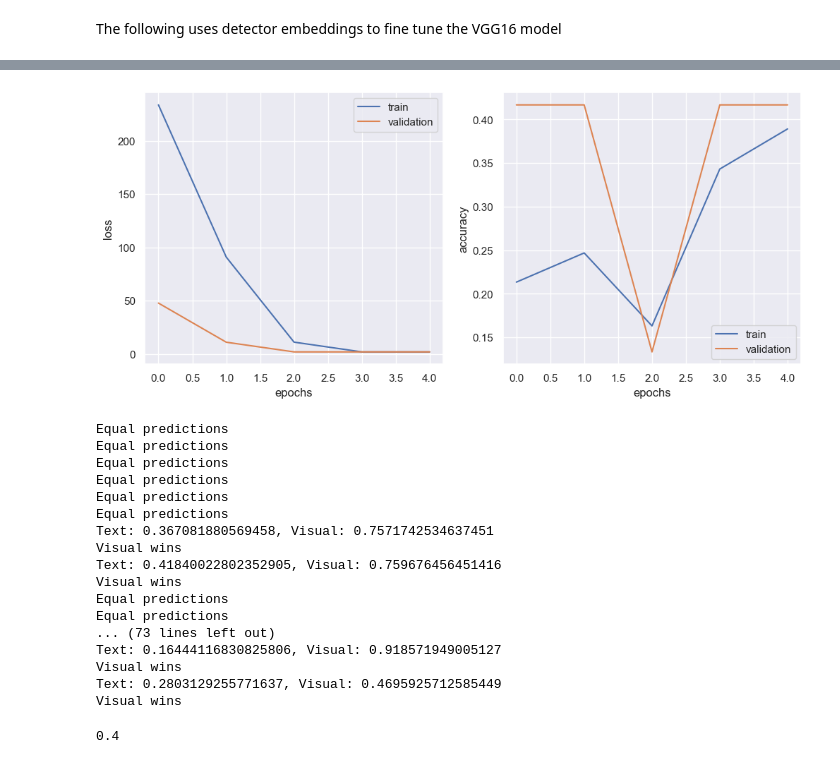
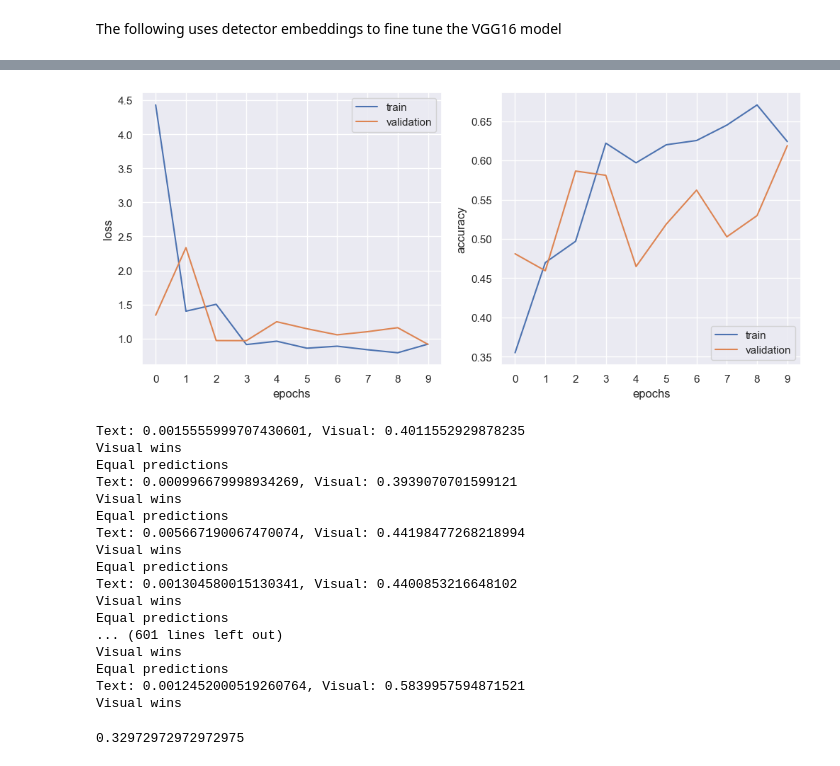
Before and after one commit to isevr/TVEmotion, a Jupyter notebook: final.ipynb, the cells around one changed output, grey strips where cells are left out. Drawn from its saved outputs; the diff is of its cells as text; code cells hidden in the pictures.

```diff
--- a/final.ipynb
+++ b/final.ipynb
@@ -580,0 +396,7 @@ See the caveats in the documentation: https://pandas.pydata.org/pandas-docs/stab
+# %%
+from transformers import RobertaConfig
+model_name = 'cardiffnlp/twitter-roberta-base-sentiment'
+# model_name = 'bhadresh-savani/distilbert-base-uncased-emotion'
+tokenizer = AutoTokenizer.from_pretrained(model_name)
+config = RobertaConfig.from_pretrained(model_name, output_hidden_states=True)
+model = TFAutoModelForSequenceClassification.from_pretrained(model_name, config=config)
@@ -580,0 +428,8 @@ See the caveats in the documentation: https://pandas.pydata.org/pandas-docs/stab
+# %%
+# THIS GETS EMBEDDINGS FROM DF
+
+df_encodings = tokenizer([text for text in df.Utterance.values], return_tensors='tf', padding=True, truncation=True)
+df_preds = model(**df_encodings)
+df_text_preds = softmax(df_preds[0],axis=1)
+text_embeddings = df_preds[1]
+text_embeddings
@@ -581,3 +454,9 @@ See the caveats in the documentation: https://pandas.pydata.org/pandas-docs/stab
+# %%
+text_embeddings_fn = np.mean(text_embeddings[12],axis=1)
+video_embeddings_array = np.array([embedding for embedding in video_embeddings.values() if embedding != 'too many faces'])
+video_embeddings_array_fn = tf.reduce_mean(video_embeddings_array, axis=4).reshape(len(video_embeddings_array),-1)
+
+con_ten = np.concatenate([text_embeddings_fn, video_embeddings_array_fn],axis=1)
 # %%
 fusion_data = np.squeeze(np.array([con_ten],dtype=np.float16))
 fusion_train = fusion_data[:split_size]
@@ -587,16 +466,15 @@ fusion_val = fusion_data[split_size:]
 
 fusion_model = Sequential()
 
-
 fusion_model.add(Dense(256, activation='relu'))
-fusion_model.add(Dropout(0.3))
+# fusion_model.add(Dropout(0.3))
 fusion_model.add(Dense(128, activation='relu'))
-fusion_model.add(Dropout(0.3))
+# fusion_model.add(Dropout(0.3))
 fusion_model.add(Dense(64, activation='relu'))
-fusion_model.add(Dropout(0.3))
+# fusion_model.add(Dropout(0.3))
 fusion_model.add(Dense(len(emotions), activation='softmax'))
 
 fusion_model.compile(optimizer=optimizer, loss=loss, metrics=metrics)
 
-fusion_model_history = fusion_model.fit(fusion_train,labels_train,epochs=20, validation_data=(fusion_val,labels_val), batch_size=batch_size)
+fusion_model_history = fusion_model.fit(fusion_train,labels_train,epochs=20, validation_data=(fusion_val,labels_val), batch_size=batch_size, callbacks=[early_stopping_callback])
 # %% [output]
@@ -604,24 +498,24 @@ MemoryError: Unable to allocate 24.1 GiB for an array with shape (1332, 9718273)
 # %%
 plt.figure(figsize=(12,5))
 plt.subplot(1,2,1)
-plt.plot(fusion_model_history.history['loss'])
-plt.plot(fusion_model_history.history['val_loss'])
-plt.xticks([i for i in range(0,20)])
+plt.plot(fusion_model_history.history['loss'][:10])
+plt.plot(fusion_model_history.history['val_loss'][:10])
+plt.xticks([i for i in range(0,10)])
 plt.xlabel('epochs')
 plt.ylabel('loss')
 plt.legend(['train','validation'],loc='upper right')
 
 plt.subplot(1,2,2)
-plt.plot(fusion_model_history.history['accuracy'])
-plt.plot(fusion_model_history.history['val_accuracy'])
+plt.plot(fusion_model_history.history['accuracy'][:10])
+plt.plot(fusion_model_history.history['val_accuracy'][:10])
 plt.xlabel('epochs')
 plt.ylabel('accuracy')
 plt.legend(['train','validation'],loc='lower right')
-plt.xticks([i for i in range(0,20)])
+plt.xticks([i for i in range(0,10)])
 
 plt.show()
 # %% [output]
-[figure, old version]
+[figure, new version]
 # %%
 # Late fusion
 
@@ -655,30 +549,29 @@ def final_preds(text_model_predictions, visual_model_predictions):
 
     return final_predictions
 # %%
-late_fusion_predictions = final_preds(text_predictions, video_predictions)
+late_fusion_predictions = final_preds(text_preds, video_predictions)
 
 #TODO Confusion matrix
 # %% [output]
-Equal predictions
-Equal predictions
-Equal predictions
-Equal predictions
-Equal predictions
-Equal predictions
-Text: 0.367081880569458, Visual: 0.7571742534637451
-Visual wins
-Text: 0.41840022802352905, Visual: 0.759676456451416
+Text: 0.0015555999707430601, Visual: 0.4011552929878235
 Visual wins
 Equal predictions
+Text: 0.000996679998934269, Visual: 0.3939070701599121
+Visual wins
 Equal predictions
-... (73 lines left out)
-Text: 0.16444116830825806, Visual: 0.918571949005127
+Text: 0.005667190067470074, Visual: 0.44198477268218994
 Visual wins
-Text: 0.2803129255771637, Visual: 0.4695925712585449
+Equal predictions
+Text: 0.001304580015130341, Visual: 0.4400853216648102
 Visual wins
+Equal predictions
+... (601 lines left out)
+Visual wins
+Equal predictions
+Text: 0.0012452000519260764, Visual: 0.5839957594871521
+Visual wins
 # %%
-from sklearn.metrics import accuracy_score
 
-accuracy_score(df_val.Emotion.values, late_fusion_predictions)
+accuracy_score(df_val.Sentiment.values, late_fusion_predictions)
 # %% [output]
-0.4
+0.32972972972972975
```
Also changed, not shown: parts of 51 cells of this notebook, 2 other files.
